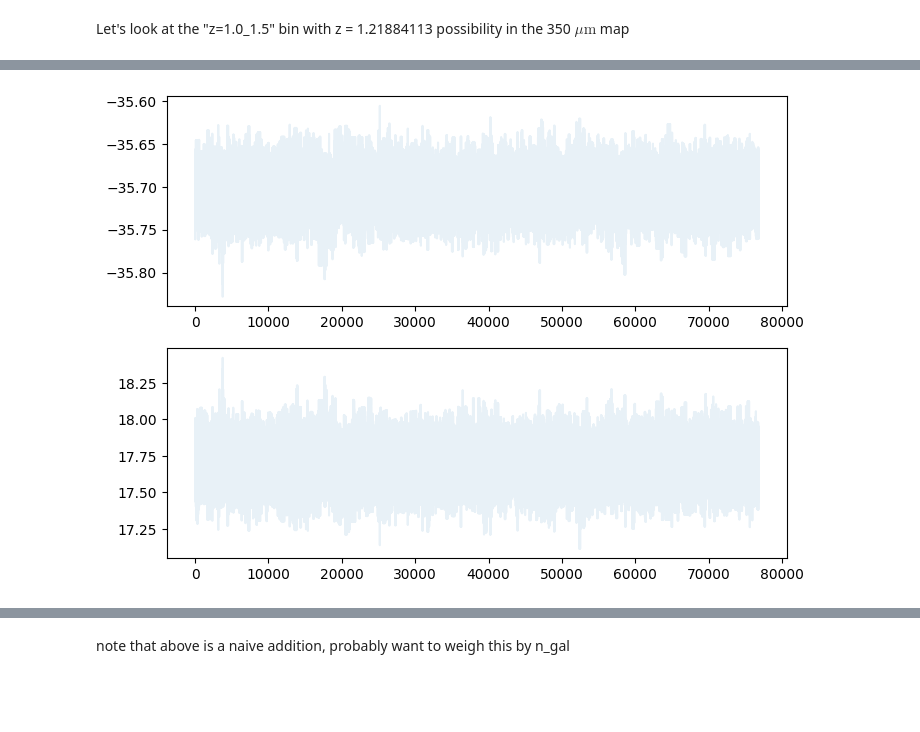
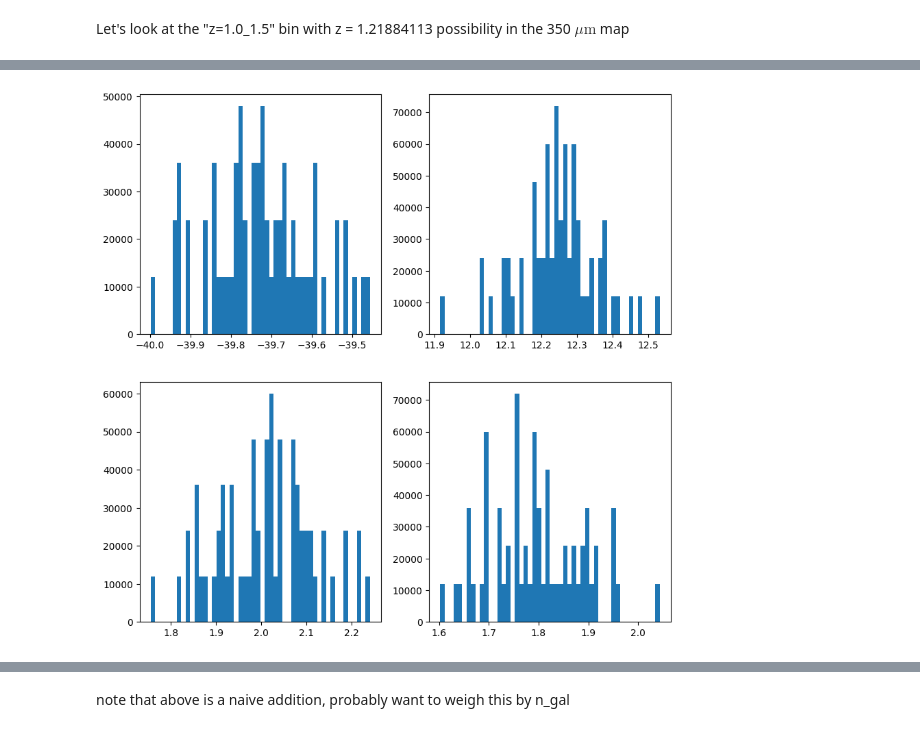
Before and after one commit to shubhagrawal30/LIM_archival, a Jupyter notebook: notebooks/residuals.ipynb, the cells around one changed output, grey strips where cells are left out. Cells and saved outputs as stored; diff of their text form; code cells hidden in the pictures; blank space fills up the shorter version.

```diff
--- a/notebooks/residuals.ipynb
+++ b/notebooks/residuals.ipynb
@@ -34,14 +38,14 @@ if "nd" not in rkeys:
         yerr_diag = np.diag(results['cov'][bkey])
         results['nd'][bkey] = (y - np.sqrt(yerr_diag)) < 0
         # wavs for which the data is below the 1-sigma error
-    with open("simstack.pkl", "wb") as f:
+    with open(filename, "wb") as f:
         pickle.dump(results, f)
 
 if "beams" not in rkeys:
     results['beams'] = np.array([1.55, 2.03, 4.66, 9.94, 17.65, 37.30, 5.68]) * 1e-9
     # values from the Viero+22 paper 2203.14312, Viero+13 paper 1304.0446, and
     # SCUBA beam from https://academic.oup.com/mnras/article/465/2/1789/2454739
-    with open("simstack.pkl", "wb") as f:
+    with open(filename, "wb") as f:
         pickle.dump(results, f)
 # %%
 def black(nu_in, T):
@@ -163,4 +229,4 @@ sampler = emcee.EnsembleSampler(nwalkers, ndim, log_probability, args=(x, y, yer
 # %%
-nsteps = 5000
+nsteps = 10000
 sampler.run_mcmc(initial, nsteps, progress=True)
 # %% [output]
@@ -209,8 +302,11 @@ plt.close()
 # %%
 wvs = results['wvs']
-C_best = graybody_fn((Abest, Tbest), wvs)[0]
+if FIT_MORE:
+    C_best = graybody_fn((Abest, Tbest, alp_best, bet_best), wvs)[0]
+else:
+    C_best = graybody_fn((Abest, Tbest), wvs)[0]
 
-C_samples = np.array([graybody_fn((A, T), wvs)[0] for A, T in samples])
+C_samples = np.array([graybody_fn(val, wvs)[0] for val in samples])
 C_std = np.std(C_samples, axis=0)
 # %%
 plt.figure()
@@ -262,10 +358,10 @@ results['z_med']
 # %% [markdown]
 Let's look at the "z=1.0_1.5" bin with z = 1.21884113 possibility in the 350 $\mu\text{m}$ map
 # %%
-special_wv_index = 3
+special_wv_index = 5
 map_wv = results['wvs'][special_wv_index]
 map_z = zs[special_wv_index]
-zbin_used = "z=0.5_1.0"
+zbin_used = "z=1.6_2.9"
 
 print(map_wv, map_z, zbin_used)
 
@@ -288,21 +404,41 @@ informative_prior = ['z=1.5_2.0__logM=9.5_10.0__SF?=1',
 
 emcee_results = {}
 
-for bkey in bkeys:
+for ind, bkey in enumerate(bkeys):
     if zbin_used not in bkey:
         continue
     if "__SF?=1" not in bkey:
         continue
-    print(bkey, results['ngals'][bkey], results['z_med'][bkey])
+    print(ind, bkey, results['ngals'][bkey], results['z_med'][bkey])
 
     x = np.array(results['wvs'])
     y = np.array(results['seds'][bkey])
-    yerr = np.array(results['cov'][bkey])
     nd = np.array(results['nd'][bkey])
     z_median = results['z_med'][bkey]
     m_median = results['m_med'][bkey]
 
-    use_informative_prior = bkey in informative_prior
+    if np.sum(nd) > 3:
+        print("too few detections")
+        continue
+
+    # implement MIPS penalty as in Viero+22
+    if (z_median > 1.5) & (z_median < 2) & (m_median >= 10):
+        mips_penalty = 4
+    elif (z_median > 2.0) & (z_median < 2.5) & (m_median >= 10):
+        mips_penalty = 2.5
+    elif (z_median > 1.5) & (z_median < 2.5):
+        mips_penalty = 1
+    elif (z_median > 0.5) & (z_median < 3):
+        mips_penalty = 2
+    else:
+        mips_penalty = 1
+    print("mips penalty:", mips_penalty)
+    yboot = results['boot'][bkey].copy()
+    yboot[:, 0] *= mips_penalty
+    yerr = np.cov(yboot, rowvar=False)
+
+    # use_informative_prior = bkey in informative_prior
+    use_informative_prior = False
     print("use informative prior:", use_informative_prior)
 
     Tmodel = (22.5 + 5.8 * z_median + 0.4 * z_median ** 2) / (1 + z_median)
@@ -311,28 +447,35 @@ for bkey in bkeys:
     print("theta0:", Amodel, Tmodel, Tmodel * (1 + z_median), sigma_T)
 
     pertubation = 1e-1
-    theta0 = (Amodel, Tmodel) if not use_informative_prior else (Amodel, Tmodel, sigma_T)
-    ndim, nwalkers = 2, 64
-    initial = theta0[:2] + pertubation * np.random.randn(nwalkers, ndim)
+    # theta0 = (Amodel, Tmodel) if not use_informative_prior else (Amodel, Tmodel, sigma_T)
+    theta0 = (Amodel, Tmodel, 2.0, 1.8) if not use_informative_prior else (Amodel, Tmodel, 2.0, 1.8, sigma_T)
+    ndim, nwalkers = 4, 64
+    # ndim, nwalkers = 2, 64
+    initial = theta0[:ndim] + pertubation * np.random.randn(nwalkers, ndim)
 
     args = (x, y, yerr, nd) if not use_informative_prior else (x, y, yerr, nd, theta0)
     sampler = emcee.EnsembleSampler(nwalkers, ndim, log_probability, args=args)
-    nsteps, burn_in = 1500, 300
+    nsteps, burn_in = 5000, 3000
     sampler.run_mcmc(initial, nsteps, progress=True)
 
     samples = sampler.get_chain(discard=burn_in, flat=True)
     As, Ts = samples[:, 0], samples[:, 1]
+    alps, bets = samples[:, 2], samples[:, 3]
     Abest, Tbest = np.median(As), np.median(Ts)
+    alp_best, bet_best = np.median(alps), np.median(bets)
     print("best:", Abest, Tbest, Tbest * (1 + z_median))
+    print("best:", alp_best, bet_best)
 
-    fig, (ax1, ax2) = plt.subplots(2, 1, figsize=(8, 6))
-    ax1.plot(samples[:, 0], alpha=0.1)
-    ax2.plot(samples[:, 1], alpha=0.1)
+    fig, axs = plt.subplots(2, 2, figsize=(10, 10))
+    for i, val in enumerate([As, Ts, alps, bets]):
+        ax = axs.flatten()[i]
+        ax.hist(val, bins=50)
     plt.show()
     plt.close()
 
-    C_best = graybody_fn((Abest, Tbest), x)[0]
-    C_samples = np.array([graybody_fn((A, T), x)[0] for A, T in samples])
+    # C_best = graybody_fn((Abest, Tbest), x)[0]
+    C_best = graybody_fn((Abest, Tbest, alp_best, bet_best), x)[0]
+    C_samples = np.array([graybody_fn(val, x)[0] for val in samples])
     C_std = np.std(C_samples, axis=0)
 
     plt.figure()
@@ -348,15 +491,19 @@ for bkey in bkeys:
     sig_residuals = np.sqrt(np.diag(yerr) + C_std ** 2)
 
     plt.figure()
-    plt.title(f"{wvs[special_wv_index]} um map: {residuals[special_wv_index]:.7f} +/- {sig_residuals[special_wv_index]:.7f}")
-    plt.errorbar(x, residuals, yerr=sig_residuals, fmt='x')
+    if not nd[special_wv_index]:
+        plt.title(f"{wvs[special_wv_index]} um map: {residuals[special_wv_index]:.7f} +/- {sig_residuals[special_wv_index]:.7f}")
+    else:
+        plt.title(f"{wvs[special_wv_index]} um map: {residuals[special_wv_index]:.7f} +/- {sig_residuals[special_wv_index]:.7f} (upper limit)")
+    plt.errorbar(x[~nd], residuals[~nd], yerr=sig_residuals[~nd], fmt='x')
+    plt.errorbar(x[nd], residuals[nd], yerr=sig_residuals[nd], fmt='x', color='r')
     plt.axhline(0, color='k', ls='--')
     plt.axvline(x[special_wv_index], color='g', ls='--', alpha=0.1)
     plt.xscale('log')
     plt.show()
     plt.close()
 
-    emcee_results[bkey] = (Abest, Tbest, C_best, C_std, samples, residuals, sig_residuals)
+    emcee_results[bkey] = (Abest, Tbest, C_best, C_std, samples, residuals, sig_residuals, nd)
 
 emcee_results
 # %% [output]
@@ -367 +516 @@ best: -35.703638345137385 17.686874619093732 32.43507502022504
-[figure, old version]
+[figure, new version]
```
Also changed, not shown: parts of 24 cells of this notebook, 11 other files.
